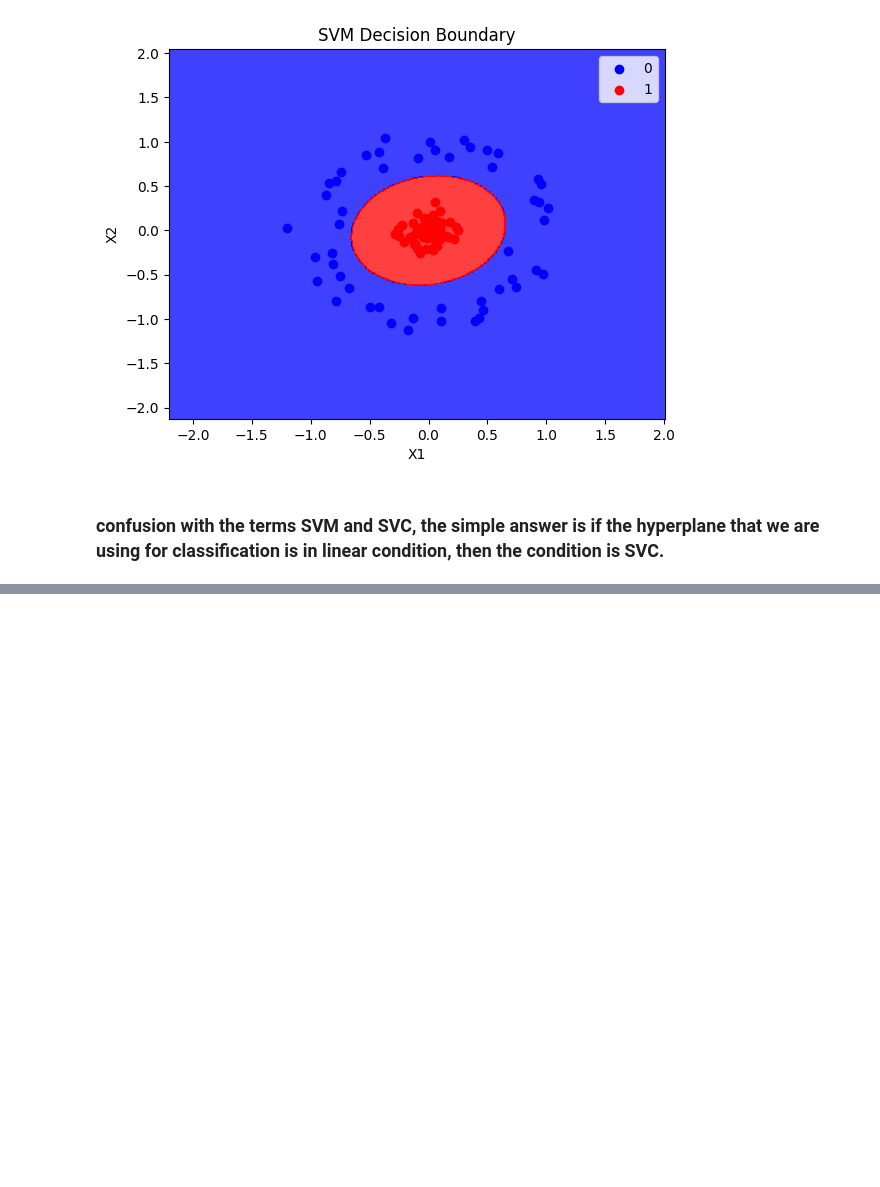
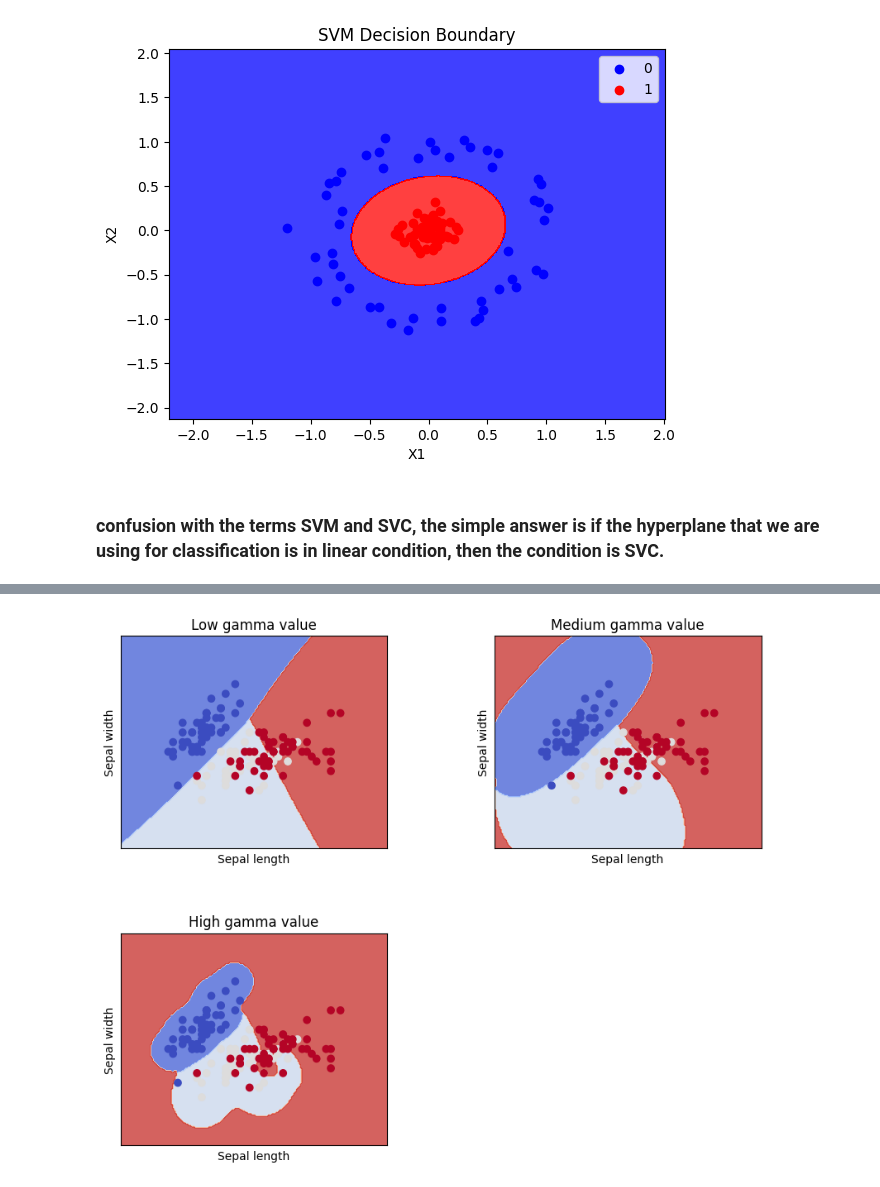
Before and after one commit to Danishdbu/ml1_Danish, a Jupyter notebook: SVM.ipynb, the cells around one changed output, grey strips where cells are left out. Cells and saved outputs as stored; diff of their text form; code cells hidden in the pictures; blank space fills up the shorter version.

Commit message:
"Gamma"

```diff
--- a/SVM.ipynb
+++ b/SVM.ipynb
@@ -281,3 +281,60 @@ plot_decision_boundary(X, y, poly_classifier)
 ![image.png](attachment:image.png)
 # %% [markdown]
 ![image.png](attachment:image.png)
+# %%
+import numpy as np
+import matplotlib.pyplot as plt
+from sklearn import svm, datasets
+from sklearn.model_selection import train_test_split
+
+# Load iris dataset
+iris = datasets.load_iris()
+X = iris.data[:, :2]  # we only take the first two features for visualization
+y = iris.target
+
+# Create a mesh to plot in
+x_min, x_max = X[:, 0].min() - 1, X[:, 0].max() + 1
+y_min, y_max = X[:, 1].min() - 1, X[:, 1].max() + 1
+h = (x_max / x_min)/100
+xx, yy = np.meshgrid(np.arange(x_min, x_max, h), np.arange(y_min, y_max, h))
+
+# Split the data into training and test sets
+X_train, X_test, y_train, y_test = train_test_split(X, y, stratify=y, random_state=42)
+
+# Title for the plots
+titles = ['Low gamma value', 'Medium gamma value', 'High gamma value']
+
+# Different gamma values to experiment with
+gamma_values = [0.1, 1, 10]
+
+# SVM regularization parameter
+C = 1.0
+
+plt.figure(figsize=(10, 8))
+
+for i, gamma in enumerate(gamma_values):
+    # Fit the model
+    clf = svm.SVC(kernel='rbf', gamma=gamma, C=C)
+    clf.fit(X_train, y_train)
+
+    plt.subplot(2, 2, i + 1)
+    plt.subplots_adjust(wspace=0.4, hspace=0.4)
+
+    # Predict and reshape
+    Z = clf.predict(np.c_[xx.ravel(), yy.ravel()])
+    Z = Z.reshape(xx.shape)
+
+    # Plot
+    plt.contourf(xx, yy, Z, cmap=plt.cm.coolwarm, alpha=0.8)
+    plt.scatter(X[:, 0], X[:, 1], c=y, cmap=plt.cm.coolwarm)
+    plt.xlabel('Sepal length')
+    plt.ylabel('Sepal width')
+    plt.xlim(xx.min(), xx.max())
+    plt.ylim(yy.min(), yy.max())
+    plt.xticks(())
+    plt.yticks(())
+    plt.title(titles[i])
+
+plt.show()
+# %% [output]
+[figure, added]
```
